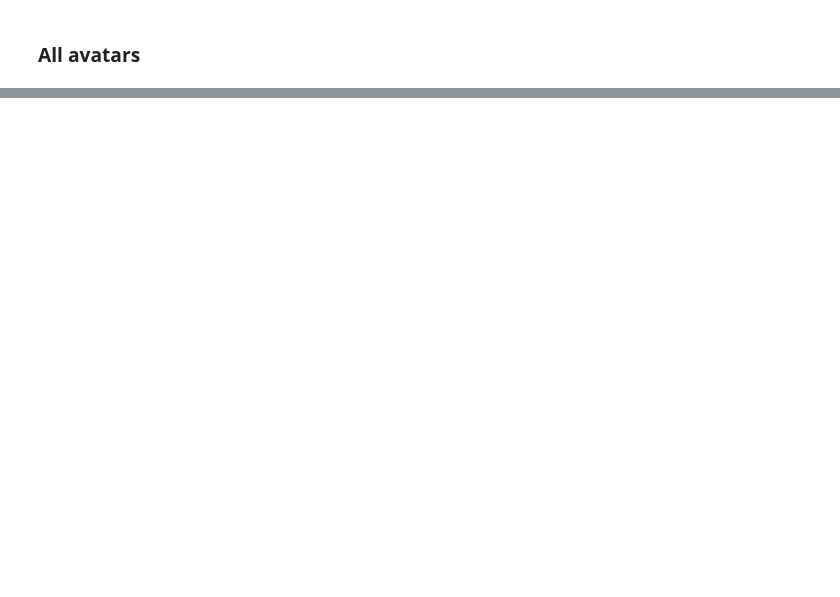
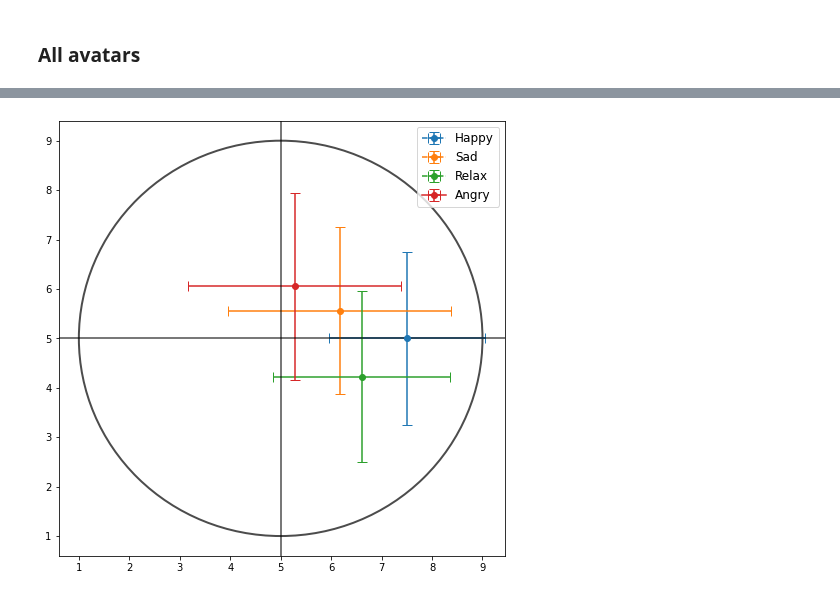
Before and after one commit to ASAPLableni/LableniBot, a Jupyter notebook: DataAnalysis/AnalysisQuest.ipynb, the cells around one changed output, grey strips where cells are left out. Cells and saved outputs as stored; diff of their text form; code cells hidden in the pictures; blank space fills up the shorter version.

```diff
--- a/DataAnalysis/AnalysisQuest.ipynb
+++ b/DataAnalysis/AnalysisQuest.ipynb
@@ -573,0 +697,39 @@ for i_pers, pers in enumerate(personality_cuest_list):
+# %%
+# ######################
+# ### SAM for Avatar ###
+# ######################
+
+circle2 = plt.Circle((5, 5), 4, color='black', fill=False, linewidth=2, alpha=0.7)
+
+fig, ax = plt.subplots(figsize=(8, 8)) # note we must use plt.subplots, not plt.subplot
+# (or if you have an existing figure)
+# fig = plt.gcf()
+# ax = fig.gca()
+
+plt.errorbar(df_happy["Question6"].mean(), df_happy["Question7"].mean(),
+             xerr=df_happy["Question6"].std(), yerr=df_happy["Question7"].std(),
+             marker='o', capsize=5, linestyle="--", label="Happy")
+
+plt.errorbar(df_sad["Question6"].mean(), df_sad["Question7"].mean(),
+             xerr=df_sad["Question6"].std(), yerr=df_sad["Question7"].std(),
+             marker='o', capsize=5, linestyle="--", label="Sad")
+
+plt.errorbar(df_relax["Question6"].mean(), df_relax["Question7"].mean(),
+             xerr=df_relax["Question6"].std(), yerr=df_relax["Question7"].std(),
+             marker='o', capsize=5, linestyle="--", label="Relax")
+
+plt.errorbar(df_angry["Question6"].mean(), df_angry["Question7"].mean(),
+             xerr=df_angry["Question6"].std(), yerr=df_angry["Question7"].std(),
+             marker='o', capsize=5, label="Angry")
+
+ax.add_patch(circle2)
+
+plt.axvline(5, c="black", alpha=0.7)
+plt.axhline(5, c="black", alpha=0.7)
+
+plt.legend(fontsize=12)
+
+plt.savefig("Results/Images/SAMVH.pdf", dpi=300, format="pdf")
+plt.show()
+# %% [output]
+[figure, added]
```
Also changed, not shown: parts of 12 cells of this notebook, 1 other file.
